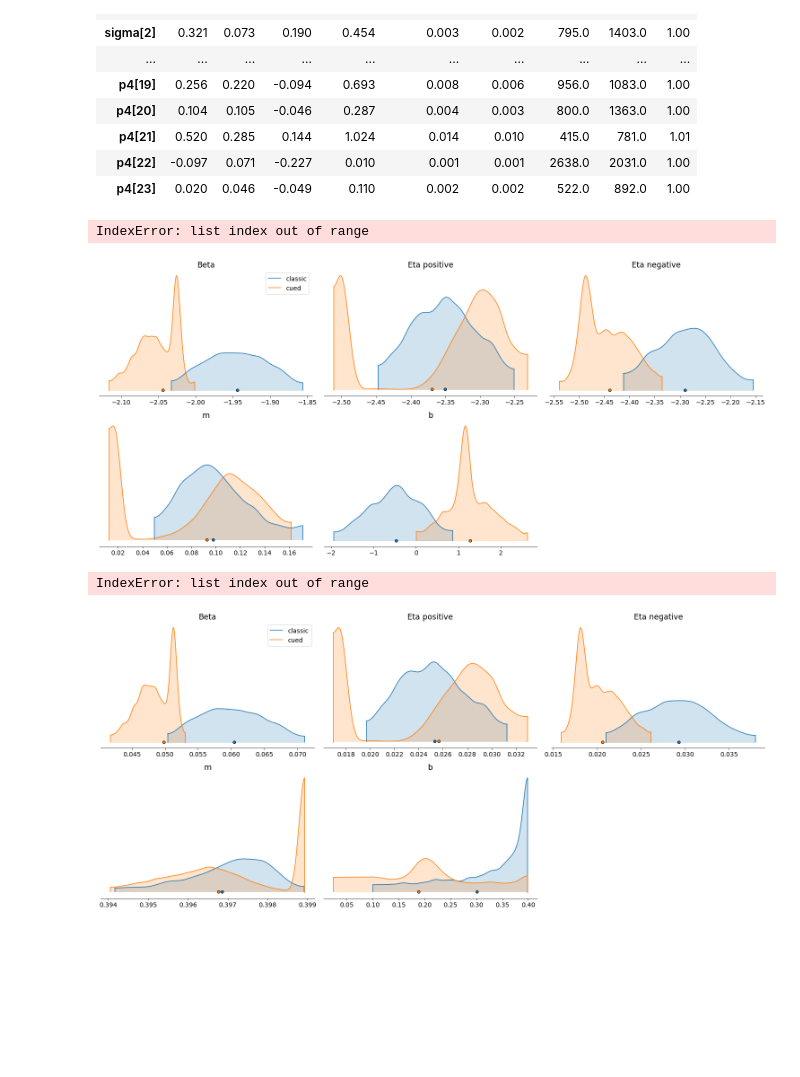
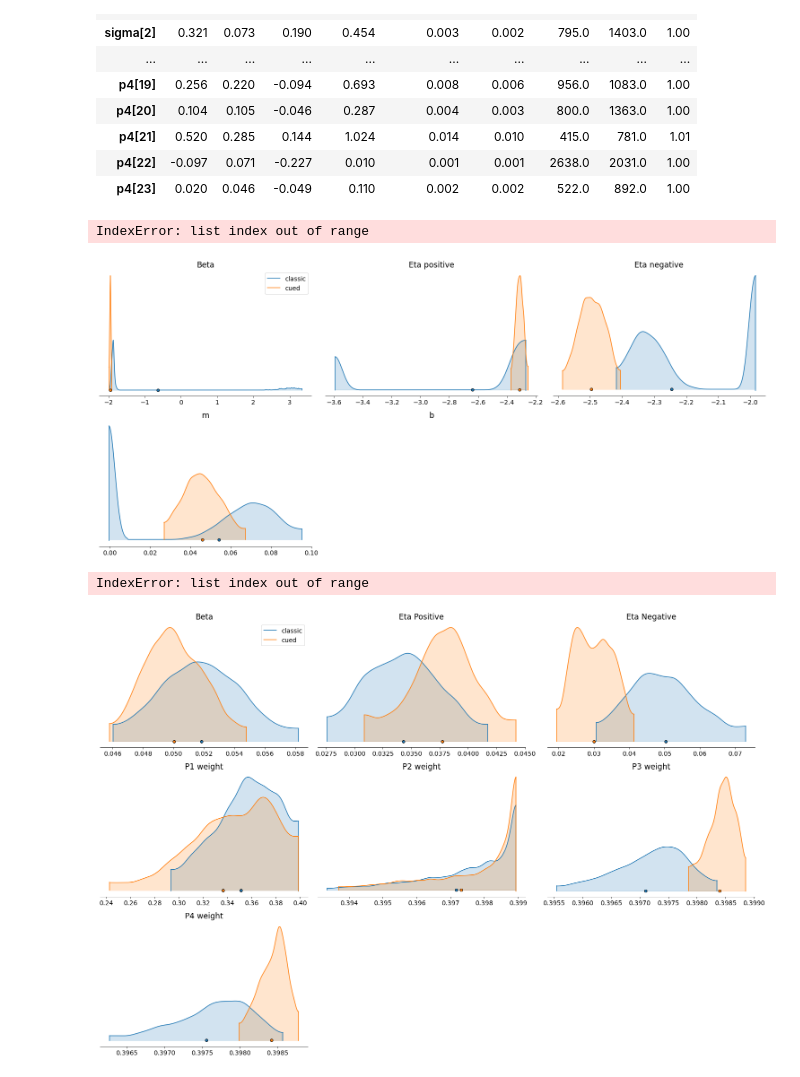
Before and after one commit to deckyblue/sparklyRGT, a Jupyter notebook: Pystan/HDI/langdon_posterior_figures.ipynb, the cells around one changed output. Cells and saved outputs as stored; diff of their text form; code cells hidden in the pictures; blank space fills up the shorter version.

```diff
--- a/Pystan/HDI/langdon_posterior_figures.ipynb
+++ b/Pystan/HDI/langdon_posterior_figures.ipynb
@@ -156,7 +189,7 @@ az.summary(uncued_pindep_fit.posterior)
 ##only need to change these - must line up with the names of the datasets and models in the model fit variable names
 ## you can add any number of datasets
 dataset = ['classic', 'cued']
-model = 'pscale'
+model = 'basic'
 
 model_names = []
 for i in range(len(dataset)):
@@ -191,7 +224,7 @@ for i in row:
         title_num +=1
 # %% [output]
 IndexError: list index out of range
-[figure, old version]
+[figure, new version]
 # %%
 #to get meaningful values for parameters that undergo phi_approx transformation in model code (beta, etapos, etaneg),
 #include transform = transform1 as an argument
@@ -200,7 +233,7 @@ IndexError: list index out of range
 
 ##only need to change these - must line up with the names of the datasets and models in the model fit variable names
 dataset = ['classic','cued']
-model = 'pscale'
+model = 'pindep'
 
 model_names = []
 for i in range(len(dataset)):
@@ -209,34 +242,34 @@ for i in range(len(dataset)):
 ax = az.plot_density(model_names,
                 var_names = 'mu_pr',
                 data_labels = dataset,
                 shade = 0.2,
                 hdi_prob = 0.95,
                 transform = transform1)
 
 #for setting the titles of the figure:
 if model == 'pindep':
     params = ['Beta', 'Eta Positive', 'Eta Negative', 'P1 weight', 'P2 weight', 'P3 weight', 'P4 weight']
 elif model == 'pindepstar':
     params = ['Beta', 'Eta', 'P1 weight', 'P2 weight', 'P3 weight', 'P4 weight']
 elif 'star' in model:
     #this list will work for both basicstar and pscalestar
     params = ['Beta', 'Eta', 'm', 'b']
 else:
     #this list will work for both basic and pscale
     params = ['Beta', 'Eta positive', 'Eta negative', 'm', 'b']
 
 row = list(range(0,math.ceil(len(params)/3)))
 pos = list(range(0,3))
 title_num = 0
 
 for i in row:
     for j in pos:
 #         ax[i][j].spines['left'].set_linewidth(2)
         ax[i][j].set_title(params[title_num], fontsize = 'xx-large')
         title_num +=1
 # %% [output]
 IndexError: list index out of range
-[figure, old version]
+[figure, new version]
 # %%
 import math
 def round_up(n):
```
Also changed, not shown: parts of 6 cells of this notebook, 1 other file.
